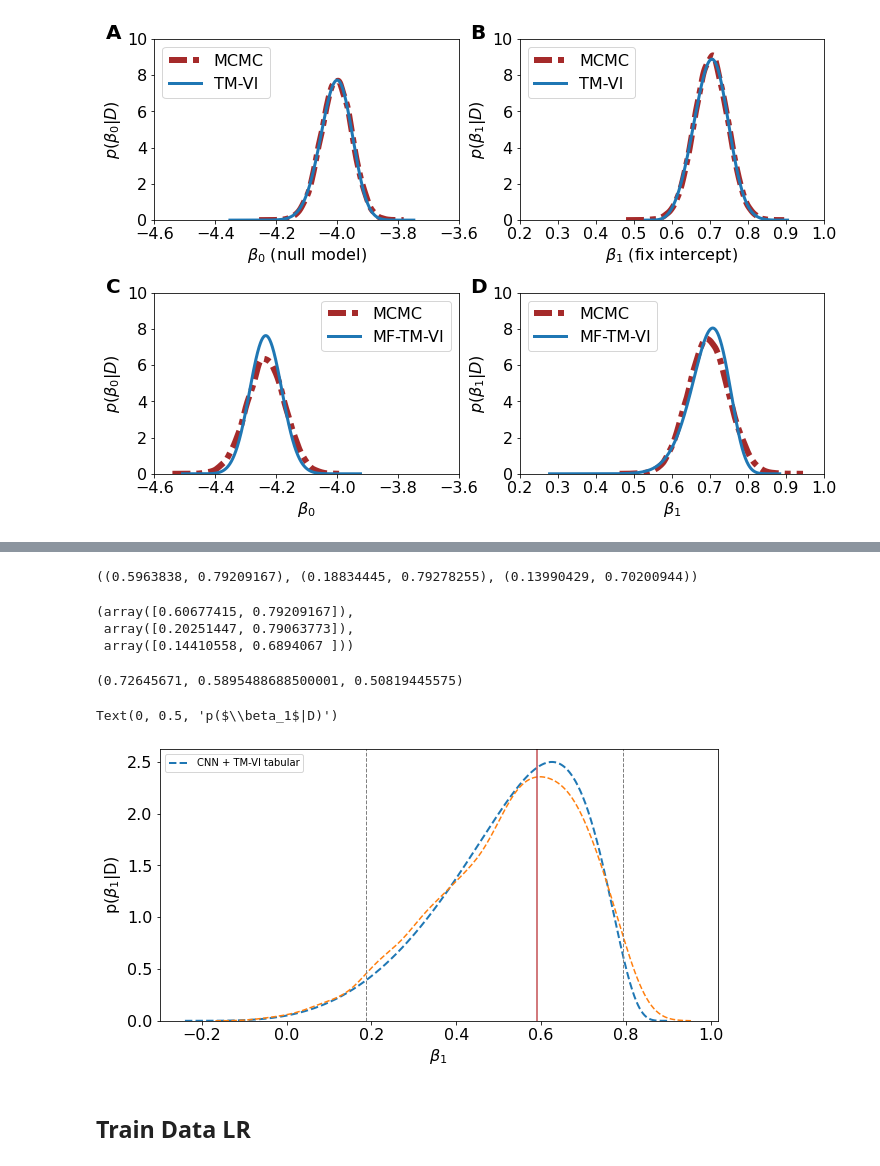
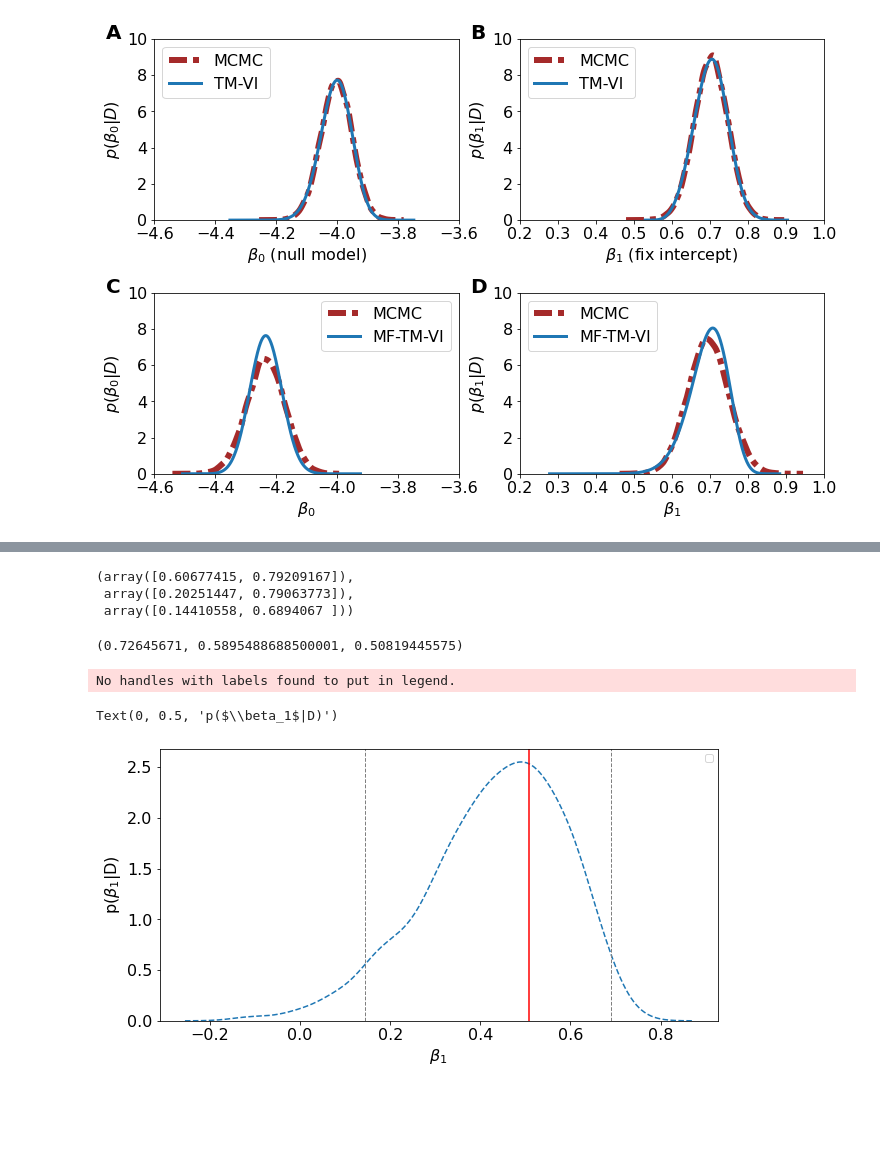
Before and after one commit to IvonneKo/Master_Thesis, a Jupyter notebook: posterior_distributions_results.ipynb, the cells around one changed output, grey strips where cells are left out. Cells and saved outputs as stored; diff of their text form; code cells hidden in the pictures; blank space fills up the shorter version.

```diff
--- a/posterior_distributions_results.ipynb
+++ b/posterior_distributions_results.ipynb
@@ -32,7 +35,7 @@ sampleOnlyTab = m1["sampleSlope"]
 # %% [markdown]
 # Model 2: CNN MF TMVI + TAB MF TMVI
 # %%
-m2 = pd.read_csv('m2_slope.csv')
+m2 = pd.read_csv('../thesis/m2_slope.csv')
 wBoth = m2["slope_weight"]
 qwBoth = m2["slope_density"]
 
@@ -168,16 +144,14 @@ plt.savefig("plots/Figure.pdf")
 # %%
+## calculate 95% HDI
 both = np.asarray(sampleBoth)
 onlyTab =np.asarray(sampleOnlyTab)
 SILS = np.asarray(sampleSILS)
+tabInterval= az.hdi(SILS)
+onlyTabInterval=az.hdi(onlyTab)
+bothInterval = az.hdi(both)
+tabInterval,onlyTabInterval,bothInterval
+# %% [output]
+(array([0.60677415, 0.79209167]),
+ array([0.20251447, 0.79063773]),
+ array([0.14410558, 0.6894067 ]))
-# %%
-HDI_from_samples(SILS,0.95),HDI_from_samples(onlyTab,0.95),HDI_from_samples(both,0.95)
-# %% [output]
-((0.5963838, 0.79209167), (0.18834445, 0.79278255), (0.13990429, 0.70200944))
-# %%
-import arviz as az
-az.hdi(SILS),az.hdi(onlyTab),az.hdi(both)
-# %% [output]
-(array([0.60677415, 0.79209167]),
- array([0.20251447, 0.79063773]),
- array([0.14410558, 0.6894067 ]))
 # %%
@@ -199,26 +174,23 @@ sampleSILS_Mode,sampleOnlyTab_Mode,sampleBoth_Mode
 # %%
 #### plot variational Distribution
 plt.figure(figsize=(10,5))
 plt.rcParams.update(({'font.size': 16}))
-#sns.kdeplot(sampleSlope, color='g',zorder=2, label=r'MCMC tabular only',linewidth=5., linestyle=(0, (1, 1.5)))
-plt.plot(wOnlyTab,qwOnlyTab,label ="CNN + TM-VI tabular",linewidth=2.0,linestyle="--")
-sns.kdeplot(sampleOnlyTab,linestyle="--")
-# high density intervals
-plt.axvline(x=onlyTabInterval[0], color='grey', linestyle='--', linewidth=1)
-plt.axvline(x=onlyTabInterval[1], color='grey', linestyle='--', linewidth=1)
-plt.axvline(x=sampleOnlyTab_Mode, color='r')
 
 
-
-
+sns.kdeplot(sampleBoth,linestyle="--")
+# high density intervals
+plt.axvline(x=bothInterval[0], color='grey', linestyle='--', linewidth=1)
+plt.axvline(x=bothInterval[1], color='grey', linestyle='--', linewidth=1)
+plt.axvline(x=sampleBoth_Mode, color='r')
 
 #plt.plot(w3, qw3, label ="CNN last layer Gaussian-VI + Gaussian-VI Age",linewidth=2.0)
 plt.legend(fontsize=10)
 #plt.title("Posterior distribution $p(\\beta_1|D)$")
 
 
 plt.xlabel("$\\beta_1$")
 plt.ylabel("p($\\beta_1$|D)")
 # %% [output]
-Text(0, 0.5, 'p($\\beta_1$|D)')
+No handles with labels found to put in legend.
+Text(0, 0.5, 'p($\\beta_1$|D)')
-[figure, old version]
+[figure, new version]
@@ -248,2 +196,0 @@ plt.ylabel("p($\\beta_1$|D)")
-# %% [markdown]
-## Train Data LR
```
Also changed, not shown: parts of 16 cells of this notebook.
